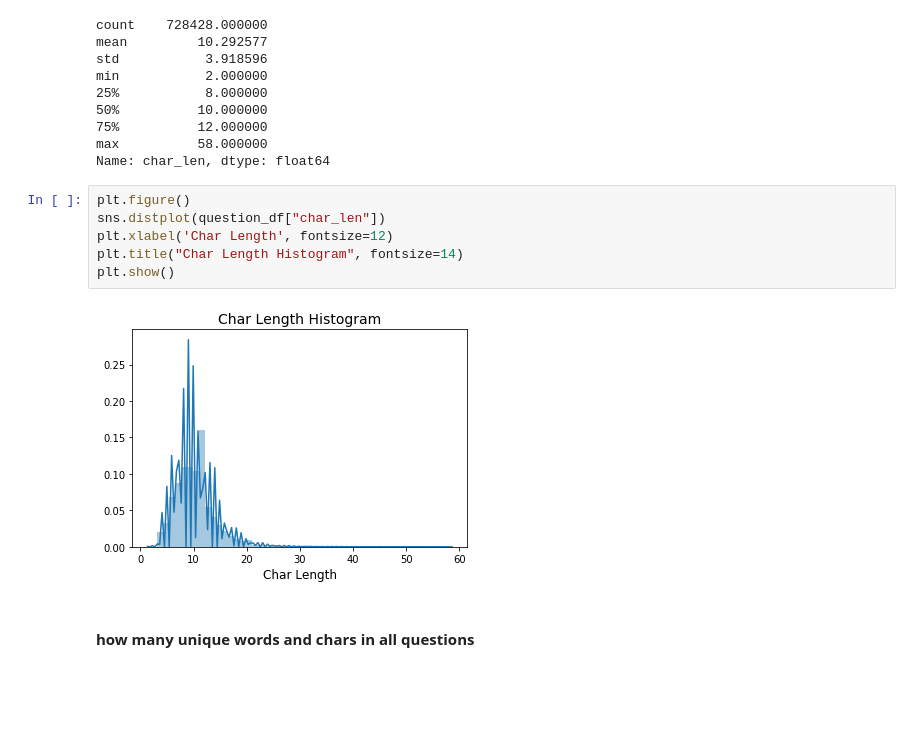
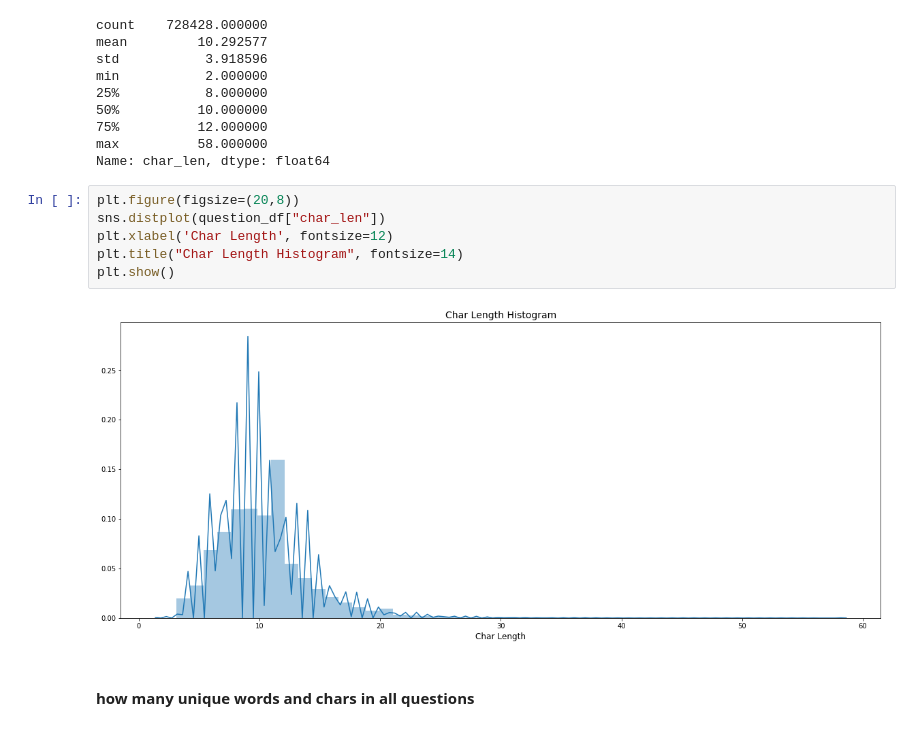
Before and after one commit to Fengjun-Wang/mirror_question_pair, a Jupyter notebook: scripts/data_analysis/Data_analysis.ipynb, the cells around one changed output. Saved outputs shown, nothing was run; the diff lists cells and outputs as text; blank space fills up the shorter version.

```diff
--- a/scripts/data_analysis/Data_analysis.ipynb
+++ b/scripts/data_analysis/Data_analysis.ipynb
@@ -80,13 +80,13 @@ min           2.000000
 max          58.000000
 Name: char_len, dtype: float64
 # %%
-plt.figure()
+plt.figure(figsize=(20,8))
 sns.distplot(question_df["char_len"])
 plt.xlabel('Char Length', fontsize=12)
 plt.title("Char Length Histogram", fontsize=14)
 plt.show()
 # %% [output]
-[figure, old version]
+[figure, new version]
 # %% [markdown]
 #### how many unique words and chars in all questions
 # %%
```
Also changed, not shown: parts of 27 cells of this notebook, 2 other files.
